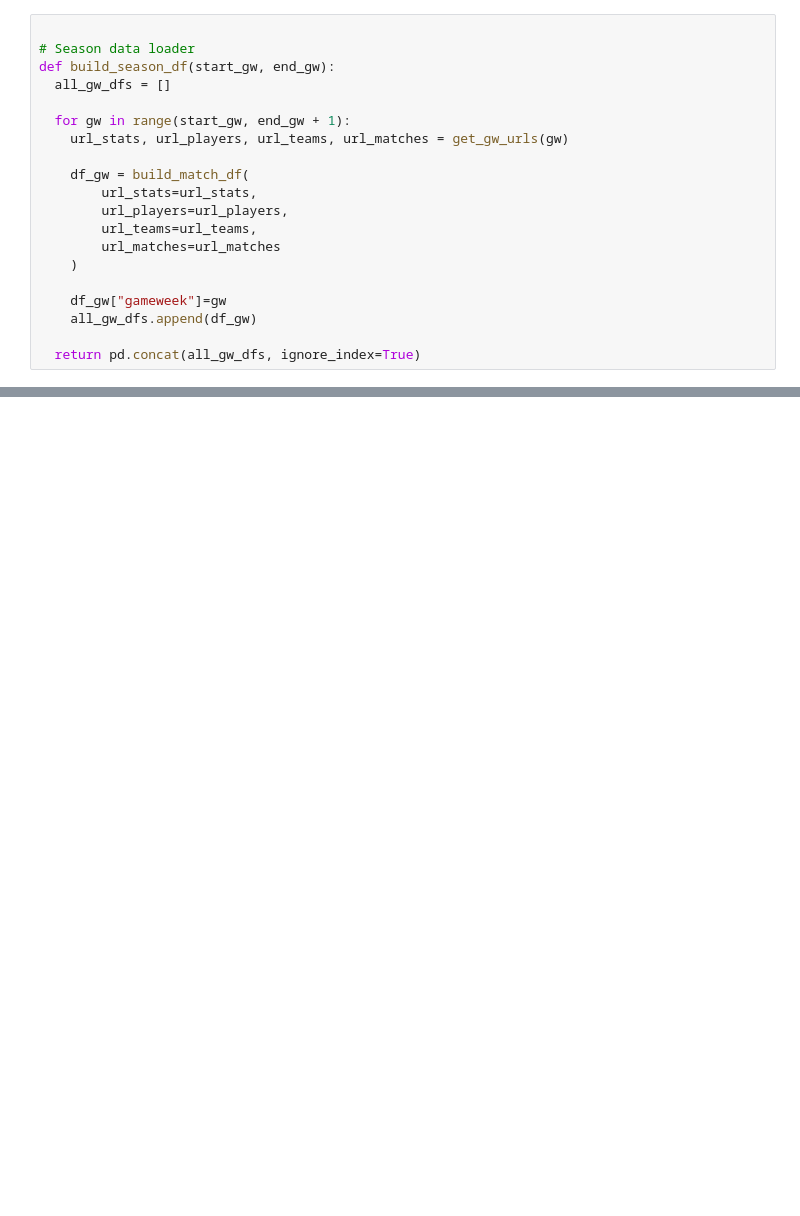
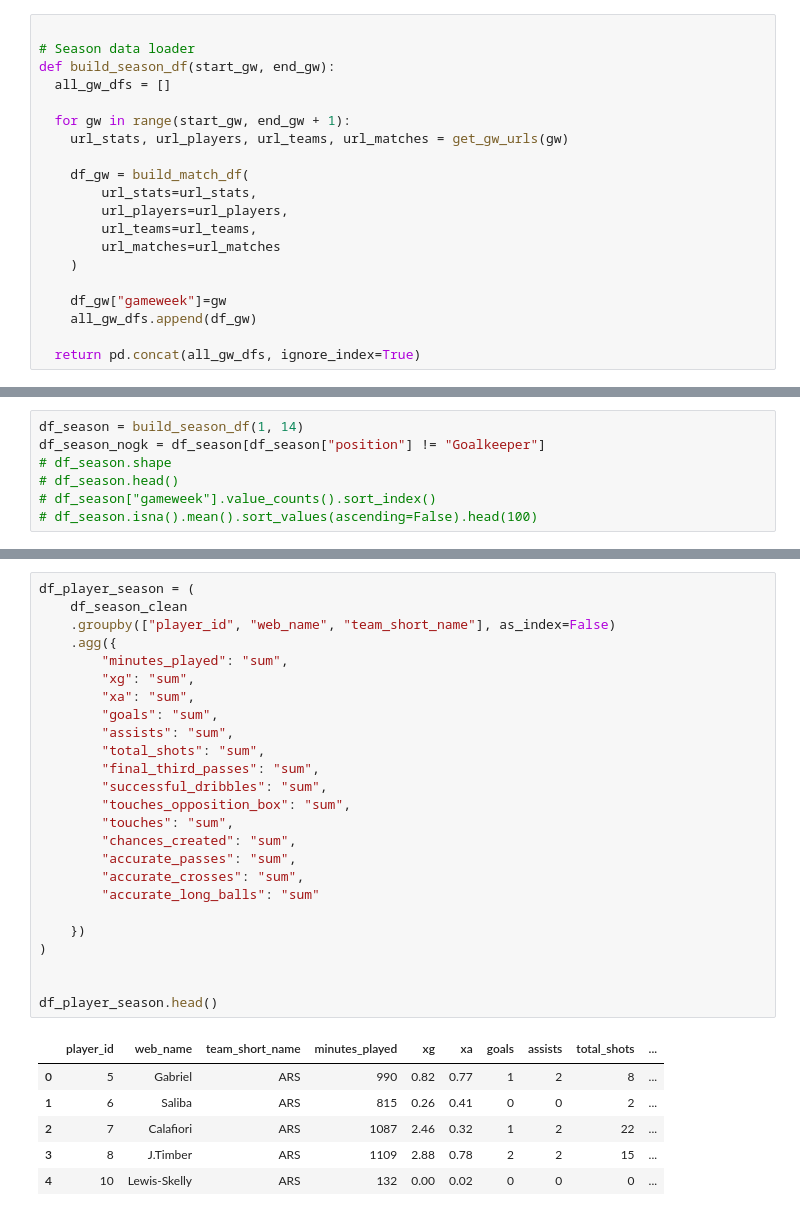
Before and after one commit to dmnarula/football-ds-learning, a Jupyter notebook: week4-modeling/Week4_Modeling.ipynb, the cells around one changed output, grey strips where cells are left out. Drawn from its saved outputs; the diff is of its cells as text; blank space fills up the shorter version.

```diff
--- a/week4-modeling/Week4_Modeling.ipynb
+++ b/week4-modeling/Week4_Modeling.ipynb
@@ -78,0 +85,7 @@ df_season.head()
+# %%
+df_season = build_season_df(1, 14)
+df_season_nogk = df_season[df_season["position"] != "Goalkeeper"]
+# df_season.shape
+# df_season.head()
+# df_season["gameweek"].value_counts().sort_index()
+# df_season.isna().mean().sort_values(ascending=False).head(100)
@@ -78,0 +121,32 @@ df_season.head()
+# %%
+df_player_season = (
+    df_season_clean
+    .groupby(["player_id", "web_name", "team_short_name"], as_index=False)
+    .agg({
+        "minutes_played": "sum",
+        "xg": "sum",
+        "xa": "sum",
+        "goals": "sum",
+        "assists": "sum",
+        "total_shots": "sum",
+        "final_third_passes": "sum",
+        "successful_dribbles": "sum",
+        "touches_opposition_box": "sum",
+        "touches": "sum",
+        "chances_created": "sum",
+        "accurate_passes": "sum",
+        "accurate_crosses": "sum",
+        "accurate_long_balls": "sum"
+
+    })
+)
+
+
+df_player_season.head()
+# %% [output]
+|  | player_id | web_name | team_short_name | minutes_played | xg | xa | goals | assists | total_shots | ... |
+| 0 | 5 | Gabriel | ARS | 990 | 0.82 | 0.77 | 1 | 2 | 8 | ... |
+| 1 | 6 | Saliba | ARS | 815 | 0.26 | 0.41 | 0 | 0 | 2 | ... |
+| 2 | 7 | Calafiori | ARS | 1087 | 2.46 | 0.32 | 1 | 2 | 22 | ... |
+| 3 | 8 | J.Timber | ARS | 1109 | 2.88 | 0.78 | 2 | 2 | 15 | ... |
+| 4 | 10 | Lewis-Skelly | ARS | 132 | 0.00 | 0.02 | 0 | 0 | 0 | ... |
```
Also changed, not shown: parts of 7 cells of this notebook.
